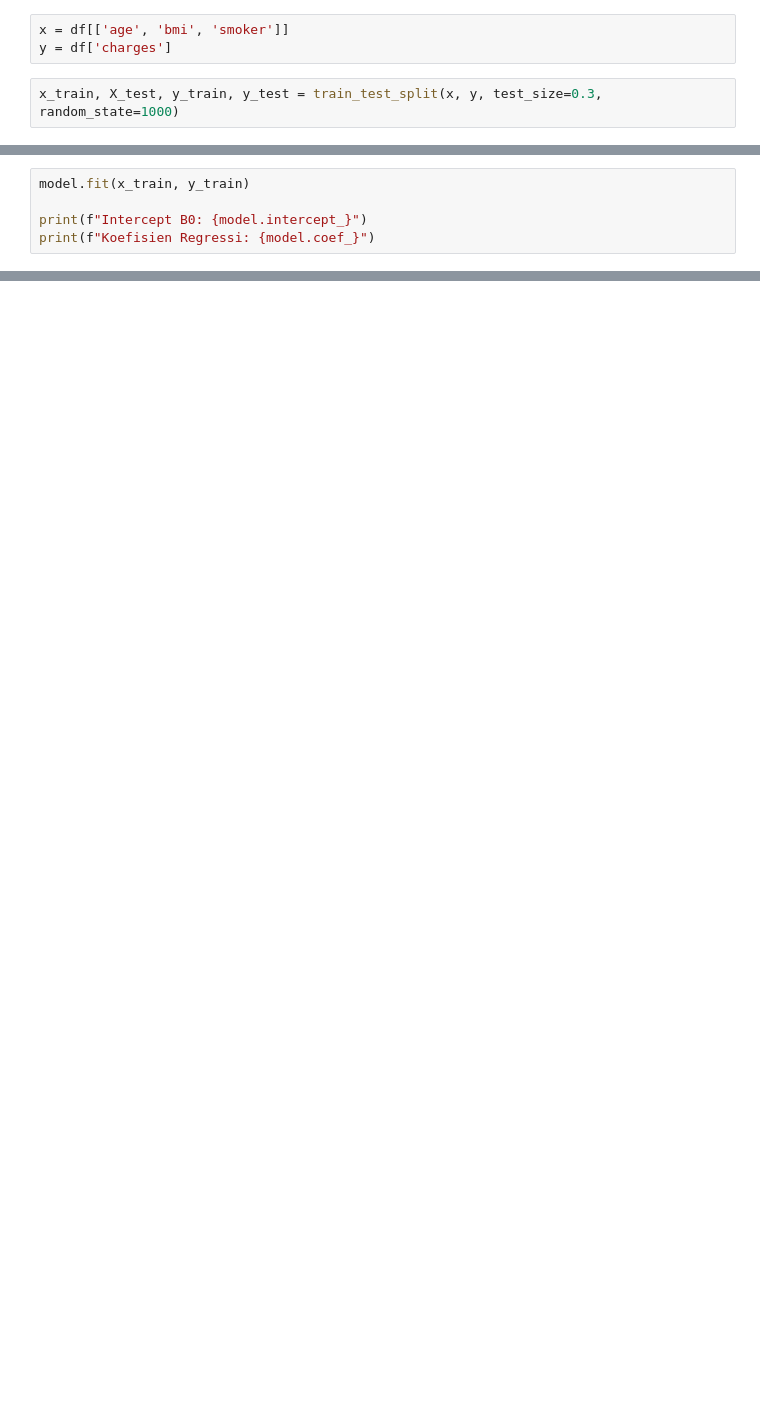
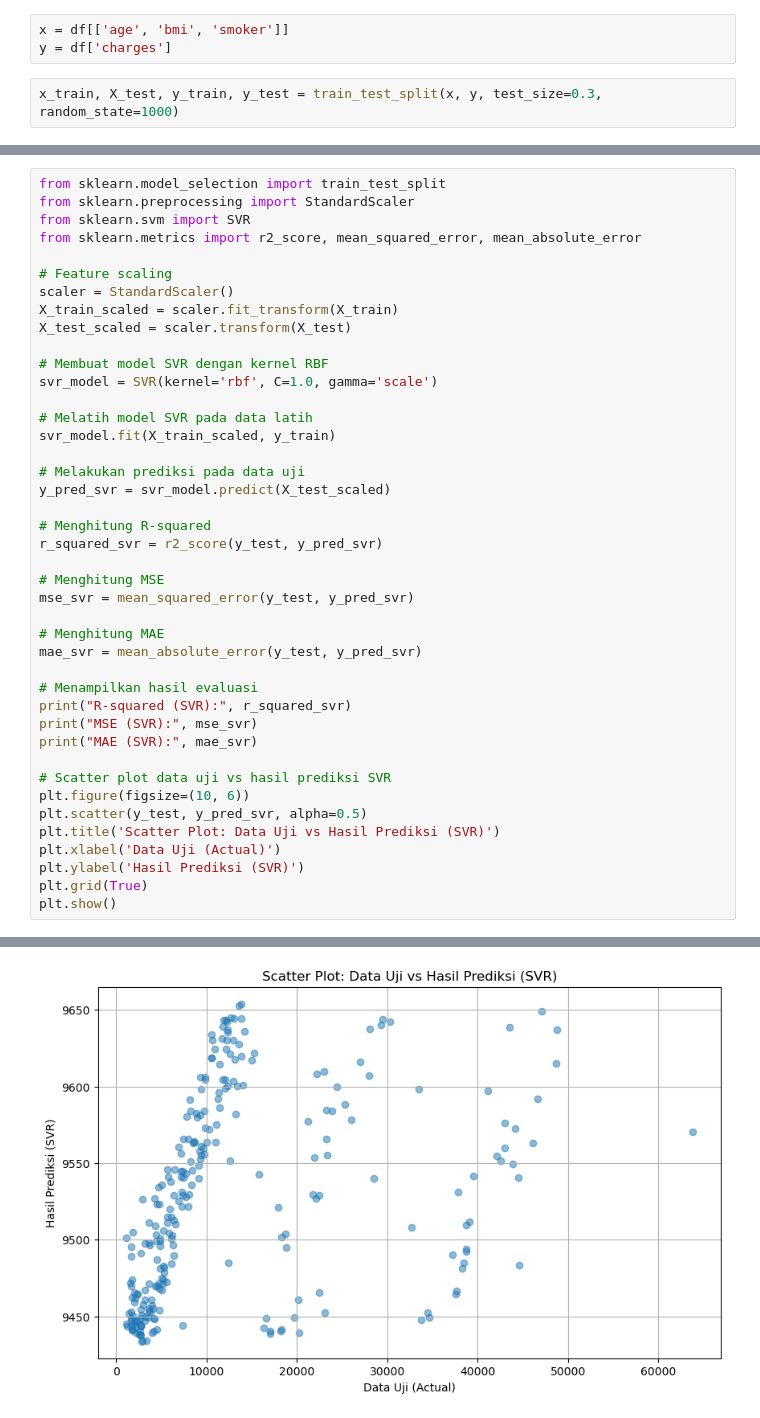
Before and after one commit to nikoshaa/2141720007-machine-learning-2023, a Jupyter notebook: Week-03/Tugas_Praktikum_JS_3_Regresion.ipynb, the cells around one changed output, grey strips where cells are left out. Saved outputs shown, nothing was run; the diff lists cells and outputs as text; blank space fills up the shorter version.

```diff
--- a/Week-03/Tugas_Praktikum_JS_3_Regresion.ipynb
+++ b/Week-03/Tugas_Praktikum_JS_3_Regresion.ipynb
@@ -146,5 +242,0 @@ model = LinearRegression()
-# %%
-model.fit(x_train, y_train)
-
-print(f"Intercept B0: {model.intercept_}")
-print(f"Koefisien Regressi: {model.coef_}")
@@ -169,0 +243,43 @@ MSE (Mean Squared Error): 36285171.50
+# %%
+from sklearn.model_selection import train_test_split
+from sklearn.preprocessing import StandardScaler
+from sklearn.svm import SVR
+from sklearn.metrics import r2_score, mean_squared_error, mean_absolute_error
+
+# Feature scaling
+scaler = StandardScaler()
+X_train_scaled = scaler.fit_transform(X_train)
+X_test_scaled = scaler.transform(X_test)
+
+# Membuat model SVR dengan kernel RBF
+svr_model = SVR(kernel='rbf', C=1.0, gamma='scale')
+
+# Melatih model SVR pada data latih
+svr_model.fit(X_train_scaled, y_train)
+
+# Melakukan prediksi pada data uji
+y_pred_svr = svr_model.predict(X_test_scaled)
+
+# Menghitung R-squared
+r_squared_svr = r2_score(y_test, y_pred_svr)
+
+# Menghitung MSE
+mse_svr = mean_squared_error(y_test, y_pred_svr)
+
+# Menghitung MAE
+mae_svr = mean_absolute_error(y_test, y_pred_svr)
+
+# Menampilkan hasil evaluasi
+print("R-squared (SVR):", r_squared_svr)
+print("MSE (SVR):", mse_svr)
+print("MAE (SVR):", mae_svr)
+
+# Scatter plot data uji vs hasil prediksi SVR
+plt.figure(figsize=(10, 6))
+plt.scatter(y_test, y_pred_svr, alpha=0.5)
+plt.title('Scatter Plot: Data Uji vs Hasil Prediksi (SVR)')
+plt.xlabel('Data Uji (Actual)')
+plt.ylabel('Hasil Prediksi (SVR)')
+plt.grid(True)
+plt.show()
+# %% [output]
@@ -169,0 +289 @@ MSE (Mean Squared Error): 36285171.50
+[figure, added]
```
Also changed, not shown: parts of 27 cells of this notebook.
